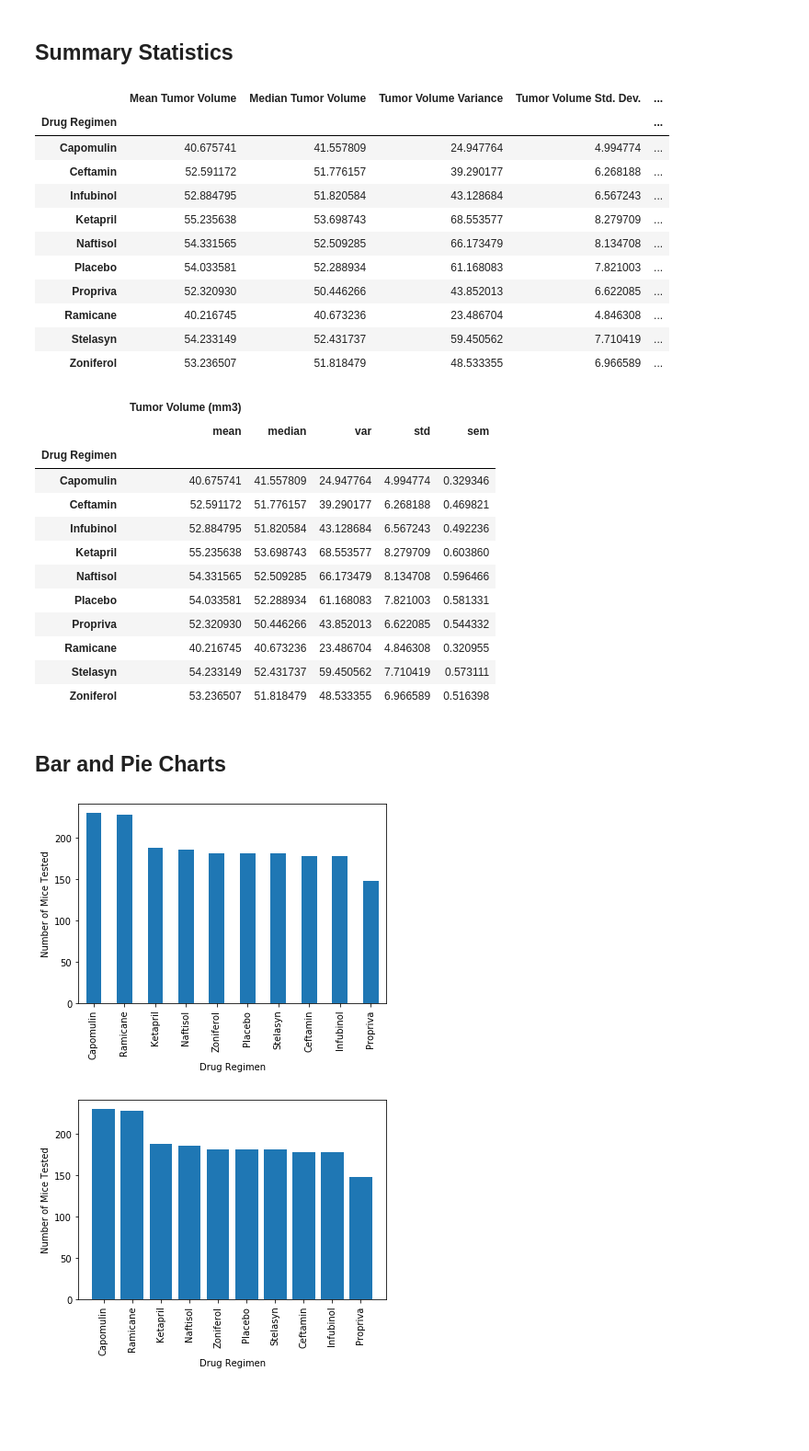
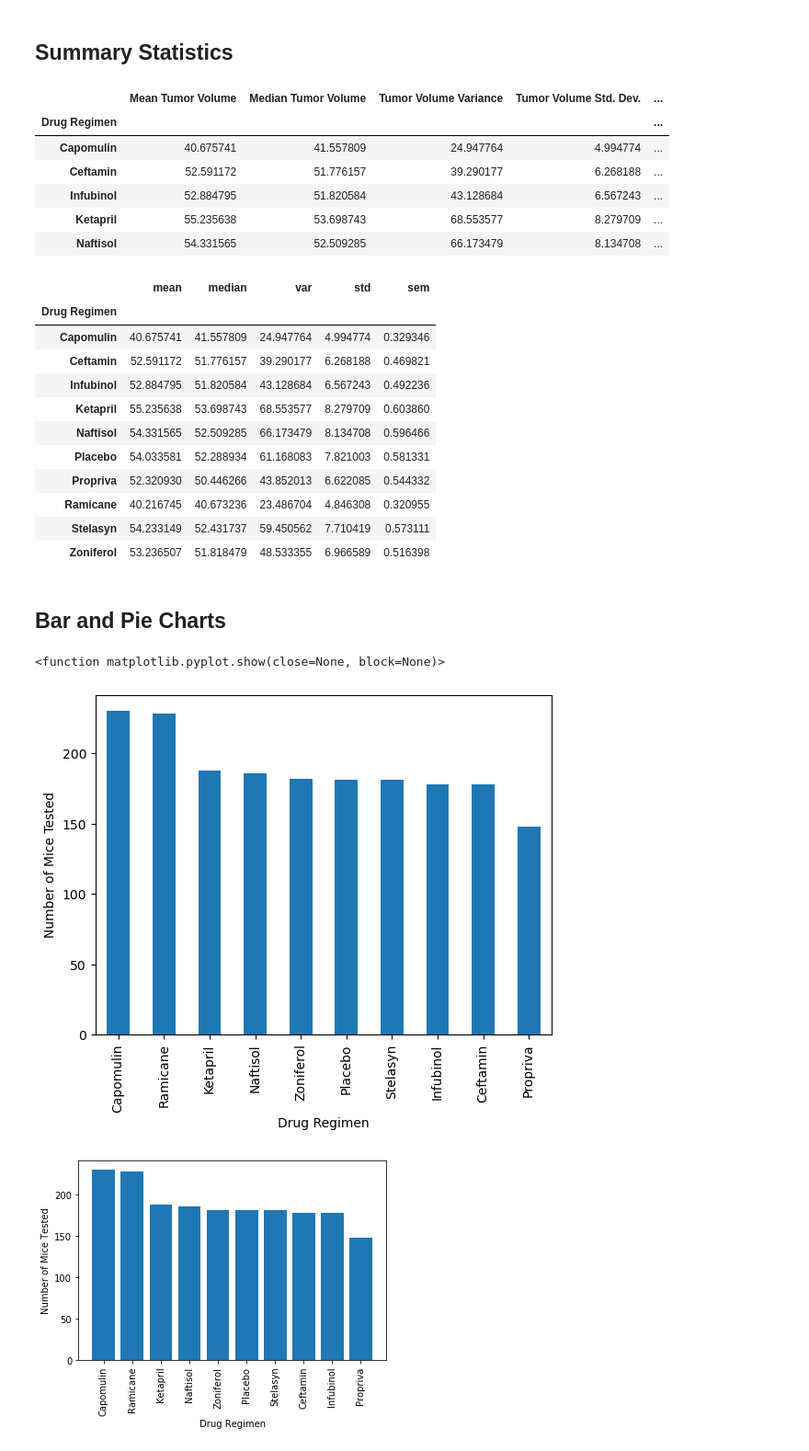
Before and after one commit to rbitas/Matplotlib-challenge, a Jupyter notebook: pymaceuticals_starter.ipynb, the cells around one changed output. Shown at 92% size. Saved outputs shown, nothing was run; the diff lists cells and outputs as text; code cells hidden in the pictures; blank space fills up the shorter version.

Commit message:
added the first bar chart

```diff
--- a/pymaceuticals_starter.ipynb
+++ b/pymaceuticals_starter.ipynb
@@ -105,8 +105,27 @@ Name: Mouse ID, Length: 248, dtype: int64
 # Generate a summary statistics table of mean, median, variance, standard deviation, and SEM of the tumor volume for each regimen
 
 # Use groupby and summary statistical methods to calculate the following properties of each drug regimen:
+
+study_tumor_df = study_cleaned_df.groupby("Drug Regimen")
+
 # mean, median, variance, standard deviation, and SEM of the tumor volume.
+
+tumor_mean = study_tumor_df["Tumor Volume (mm3)"].mean()
+tumor_median= study_tumor_df["Tumor Volume (mm3)"].median()
+tumor_variance= study_tumor_df["Tumor Volume (mm3)"].var()
+tumor_stdev= study_tumor_df["Tumor Volume (mm3)"].std()
+tumor_sem= study_tumor_df["Tumor Volume (mm3)"].sem()
+
 # Assemble the resulting series into a single summary DataFrame.
+summary_tumor_df = pd.DataFrame({
+    "Mean Tumor Volume": tumor_mean,
+    "Median Tumor Volume": tumor_median,
+    "Tumor Volume Variance": tumor_variance,
+    "Tumor Volume Std. Dev.": tumor_stdev,
+    "Tumor Volume Std. Err.": tumor_sem
+})
+
+summary_tumor_df.head()
 # %% [output]
 |  | Mean Tumor Volume | Median Tumor Volume | Tumor Volume Variance | Tumor Volume Std. Dev. | ... |
 | Drug Regimen |  |  |  |  | ... |
@@ -115,18 +134,14 @@ Name: Mouse ID, Length: 248, dtype: int64
 | Infubinol | 52.884795 | 51.820584 | 43.128684 | 6.567243 | ... |
 | Ketapril | 55.235638 | 53.698743 | 68.553577 | 8.279709 | ... |
 | Naftisol | 54.331565 | 52.509285 | 66.173479 | 8.134708 | ... |
-| Placebo | 54.033581 | 52.288934 | 61.168083 | 7.821003 | ... |
-| Propriva | 52.320930 | 50.446266 | 43.852013 | 6.622085 | ... |
-| Ramicane | 40.216745 | 40.673236 | 23.486704 | 4.846308 | ... |
-| Stelasyn | 54.233149 | 52.431737 | 59.450562 | 7.710419 | ... |
-| Zoniferol | 53.236507 | 51.818479 | 48.533355 | 6.966589 | ... |
 # %%
 # Generate a summary statistics table of mean, median, variance, standard deviation,
 # and SEM of the tumor volume for each regimen
 
 # Using the aggregation method, produce the same summary statistics in a single line.
+tumor_study_aggregated = study_cleaned_df.groupby(['Drug Regimen'])['Tumor Volume (mm3)'].agg(['mean', 'median', 'var', 'std', 'sem'])
+tumor_study_aggregated
 # %% [output]
-|  | Tumor Volume (mm3) |  |  |  |  |
 |  | mean | median | var | std | sem |
 | Drug Regimen |  |  |  |  |  |
 | Capomulin | 40.675741 | 41.557809 | 24.947764 | 4.994774 | 0.329346 |
@@ -143,8 +158,14 @@ Name: Mouse ID, Length: 248, dtype: int64
 ## Bar and Pie Charts
 # %%
 # Generate a bar plot showing the total number of timepoints for all mice tested for each drug regimen using Pandas.
+study_mice_counts = study_cleaned_df["Drug Regimen"].value_counts()
+study_bar_plot= study_mice_counts.plot(kind= "bar")
+study_bar_plot.set_xlabel("Drug Regimen")
+study_bar_plot.set_ylabel("Number of Mice Tested")
+plt.show
 # %% [output]
+<function matplotlib.pyplot.show(close=None, block=None)>
-[figure, old version]
+[figure, new version]
 # %%
 # Generate a bar plot showing the total number of timepoints for all mice tested for each drug regimen using pyplot.
 # %% [output]
```
